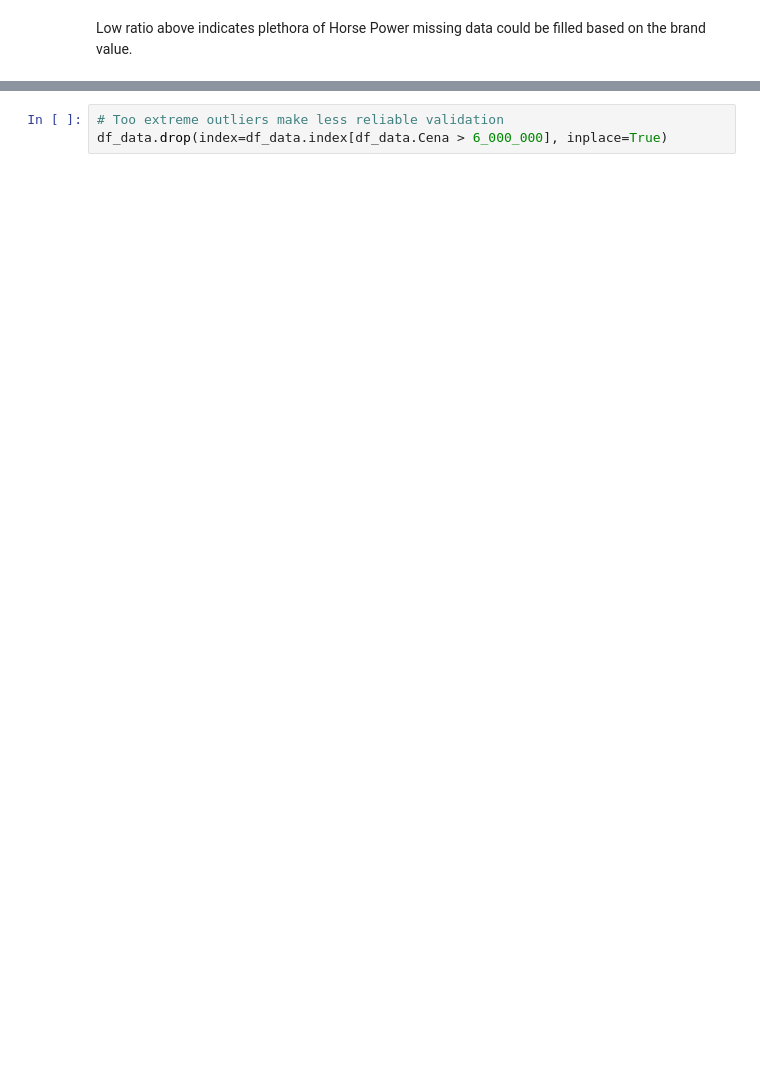
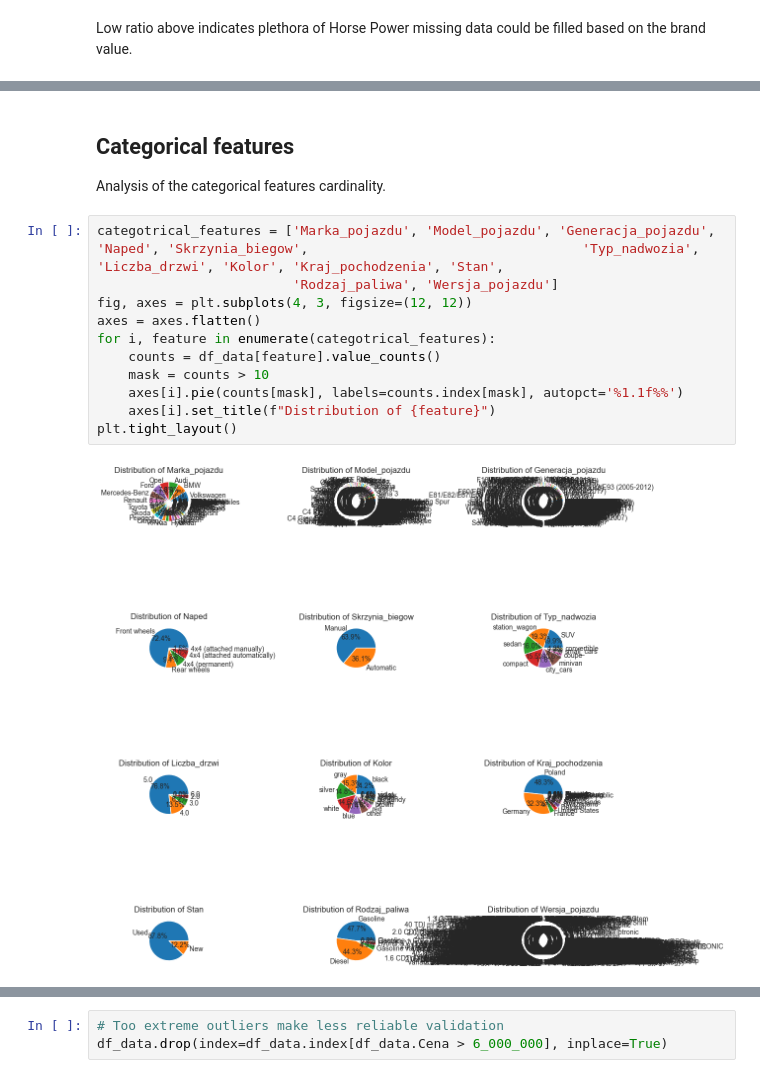
Before and after one commit to JacobsCodePy/KagglePJATKProject, a Jupyter notebook: analysis.ipynb, the cells around one changed output, grey strips where cells are left out. Saved outputs shown, nothing was run; the diff lists cells and outputs as text; blank space fills up the shorter version.

```diff
--- a/analysis.ipynb
+++ b/analysis.ipynb
@@ -253,0 +398,16 @@ df_data.loc[mask, ('Moc_KM_filled', 'Marka_pojazdu')].head(5)
+# %% [markdown]
+## Categorical features
+Analysis of the categorical features cardinality.
+# %%
+categotrical_features = ['Marka_pojazdu', 'Model_pojazdu', 'Generacja_pojazdu', 'Naped', 'Skrzynia_biegow',                                   'Typ_nadwozia', 'Liczba_drzwi', 'Kolor', 'Kraj_pochodzenia', 'Stan',
+                         'Rodzaj_paliwa', 'Wersja_pojazdu']
+fig, axes = plt.subplots(4, 3, figsize=(12, 12))
+axes = axes.flatten()
+for i, feature in enumerate(categotrical_features):
+    counts = df_data[feature].value_counts()
+    mask = counts > 10
+    axes[i].pie(counts[mask], labels=counts.index[mask], autopct='%1.1f%%')
+    axes[i].set_title(f"Distribution of {feature}")
+plt.tight_layout()
+# %% [output]
+[figure, added]
```
Also changed, not shown: parts of 35 cells of this notebook.
